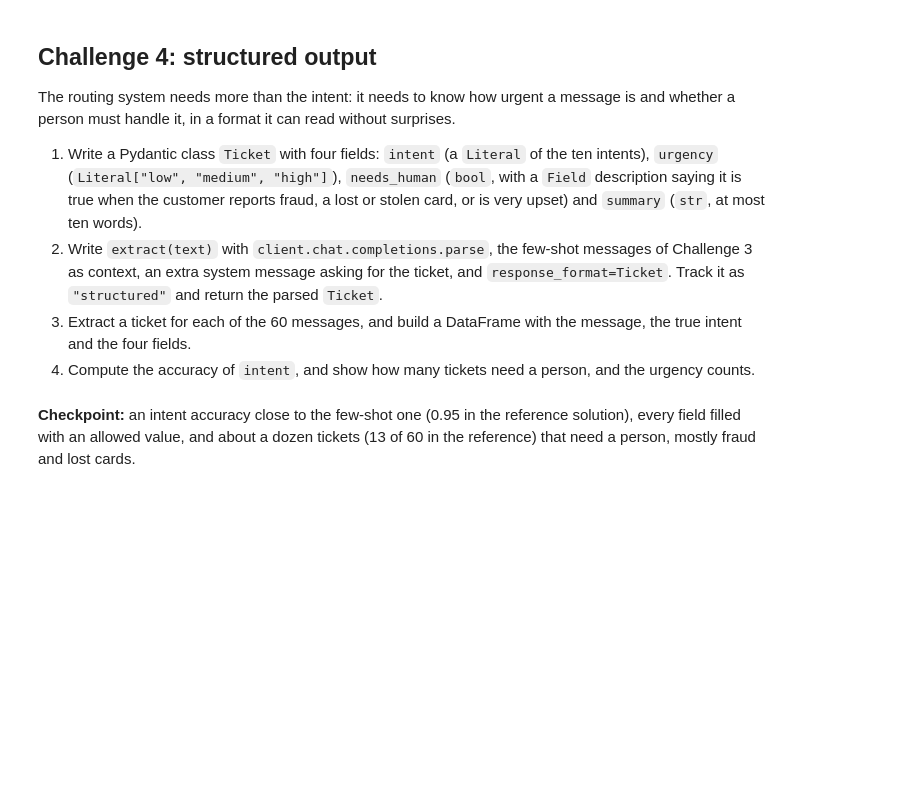
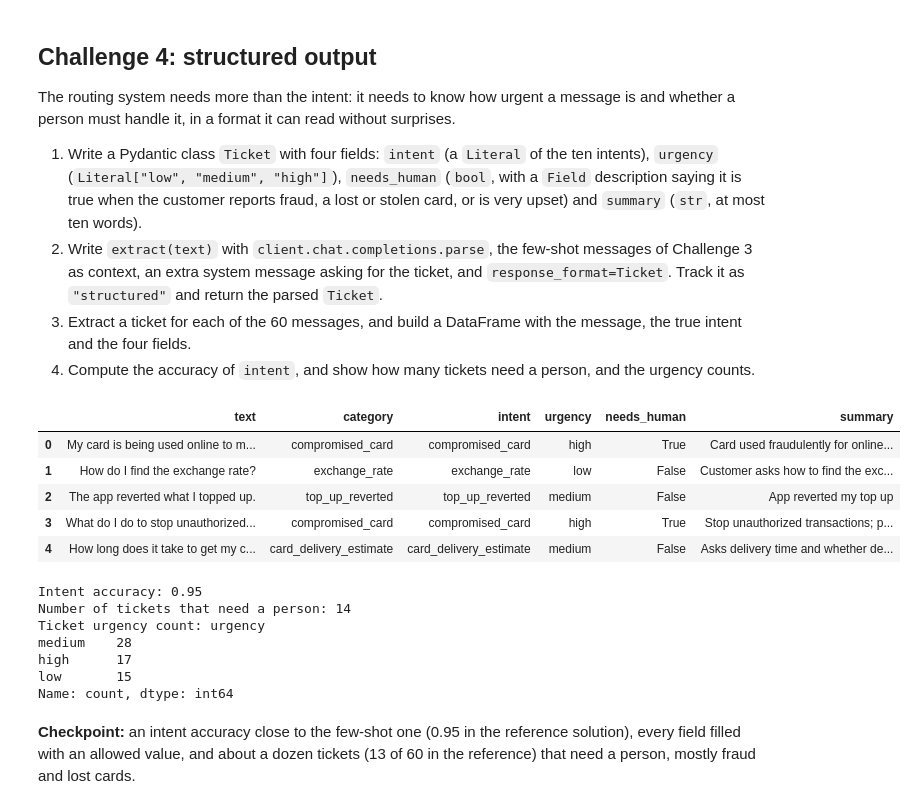
Before and after one commit to ironhack-labs/lab-genai-llms-openai-gpt-api-exercises, a Jupyter notebook: your-code/main.ipynb, the cells around one changed output. Drawn from its saved outputs; the diff is of its cells as text; code cells hidden in the pictures; blank space fills up the shorter version.

```diff
--- a/your-code/main.ipynb
+++ b/your-code/main.ipynb
@@ -130,15 +253,60 @@ The routing system needs more than the intent: it needs to know how urgent a mes
 4. Compute the accuracy of `intent`, and show how many tickets need a person, and the urgency counts.
 # %%
 # 1. Ticket
-
+class Ticket(BaseModel):
+    intent: Literal[tuple(intents)] = Field(description="The intent of the customer's message")
+    urgency: Literal["low", "medium", "high"]
+    needs_human: bool = Field(description="True when customer reports fraud, a lost or stolen card, or is very upset")
+    summary: str = Field(description="The customer's problem in at most ten words")
 
 # 2. Extraction
-
+ticket_instruction = (
+    """
+        Turn the customer's message into a support ticket with the following structure:
+        the ticket intent, ticket urgency , whether it must be handled by a person and a short summary.
+    """
+)
+def extract(text):
+    response = track(client.chat.completions.parse(
+        model = MODEL,
+        temperature = 0,
+        messages = few_shot_messages + [
+            {'role': 'system', 'content': ticket_instruction},
+            {'role': 'user', 'content': text}
+        ],
+        response_format=Ticket
+    ),
+    'structured'
+    )
+    return response.choices[0].message.parsed
 
 # 3. Tickets for the 60 messages
+rows = []
+for row in messages.itertuples():
+    ticket = extract(row.text)
+    rows.append({'text': row.text, 'category': row.category, **ticket.model_dump()})
 
+tickets = pd.DataFrame(rows)
+display(tickets.head())
 
 # 4. Accuracy, people needed, urgency
+print(f'Intent accuracy: {(tickets['intent'] == tickets['category']).mean():.2f}')
+print(f'Number of tickets that need a person: {tickets['needs_human'].sum()}')
+print(f'Ticket urgency count: {tickets['urgency'].value_counts()}')
+# %% [output]
+|  | text | category | intent | urgency | needs_human | summary |
+| 0 | My card is being used online to m... | compromised_card | compromised_card | high | True | Card used fraudulently for online... |
+| 1 | How do I find the exchange rate? | exchange_rate | exchange_rate | low | False | Customer asks how to find the exc... |
+| 2 | The app reverted what I topped up. | top_up_reverted | top_up_reverted | medium | False | App reverted my top up |
+| 3 | What do I do to stop unauthorized... | compromised_card | compromised_card | high | True | Stop unauthorized transactions; p... |
+| 4 | How long does it take to get my c... | card_delivery_estimate | card_delivery_estimate | medium | False | Asks delivery time and whether de... |
+Intent accuracy: 0.95
+Number of tickets that need a person: 14
+Ticket urgency count: urgency
+medium    28
+high      17
+low       15
+Name: count, dtype: int64
 # %% [markdown]
 **Checkpoint:** an intent accuracy close to the few-shot one (0.95 in the reference solution), every field filled with an allowed value, and about a dozen tickets (13 of 60 in the reference) that need a person, mostly fraud and lost cards.
 # %%
```
Also changed, not shown: parts of 16 cells of this notebook.
